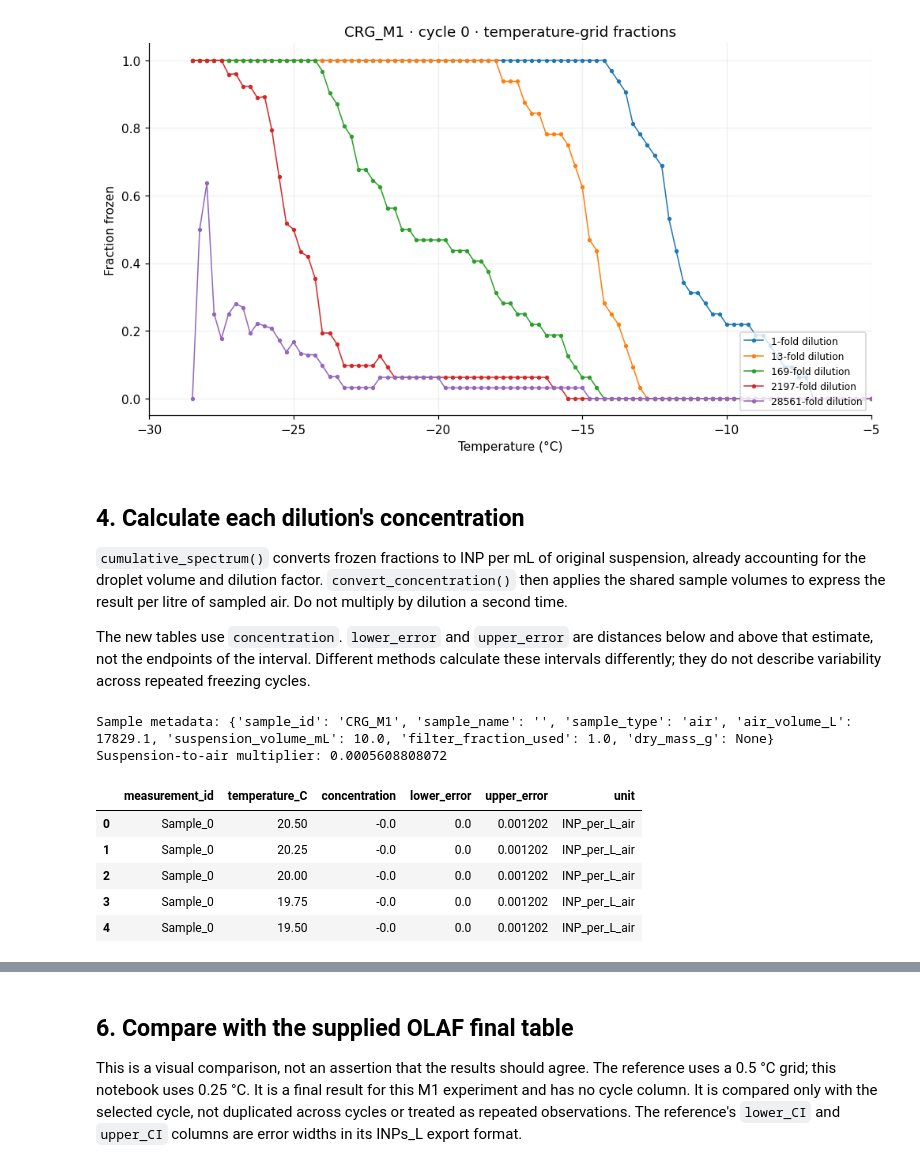
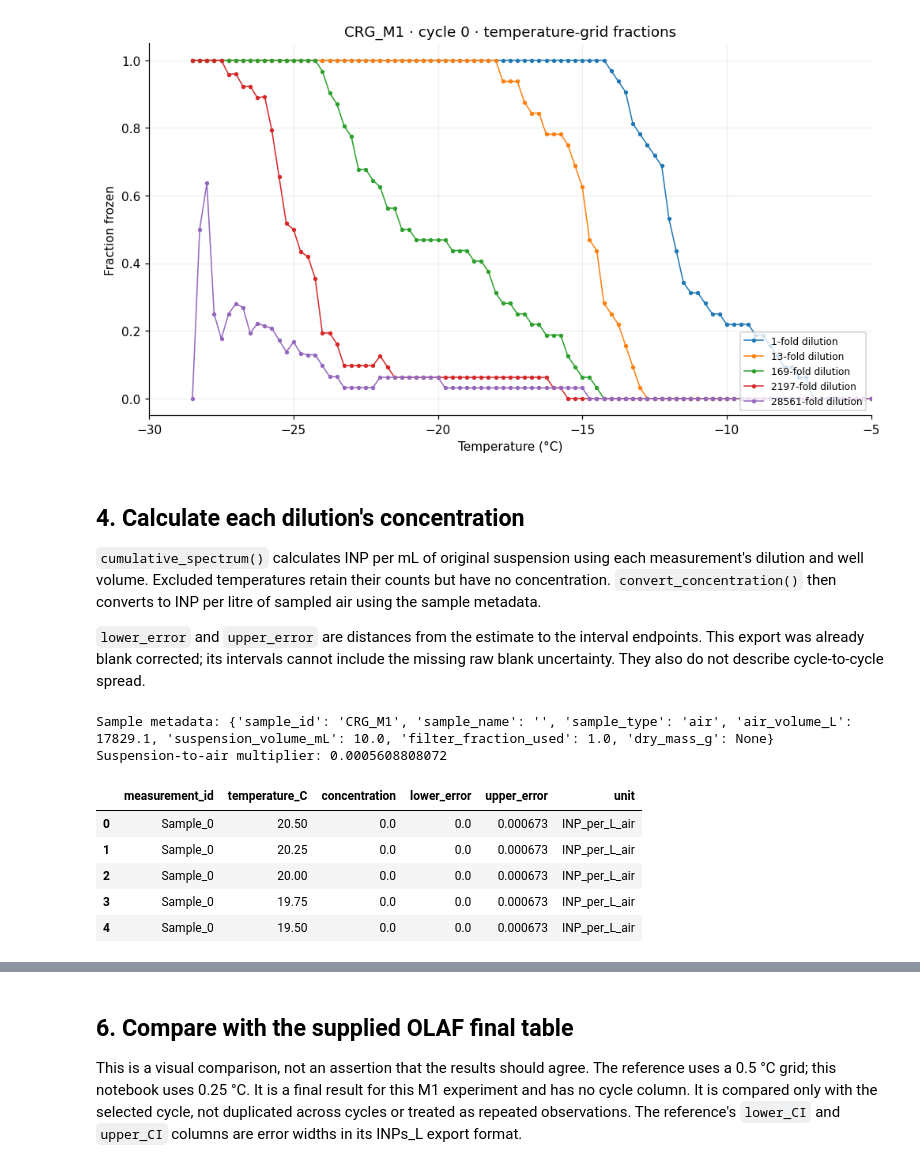
Before and after one commit to bochens/inptk, a Jupyter notebook: notebook/icescopy_freeze_count_to_air_inp_demo.ipynb, the cells around one changed output, grey strips where cells are left out. Drawn from its saved outputs; the diff is of its cells as text; code cells hidden in the pictures.

```diff
--- a/notebook/icescopy_freeze_count_to_air_inp_demo.ipynb
+++ b/notebook/icescopy_freeze_count_to_air_inp_demo.ipynb
@@ -65,28 +60,16 @@ PLOT_CYCLE_ID = "0"
 TEMPERATURE_STEP_C = 0.25
 TEMPERATURE_METHOD = "latest"
 TEMPERATURE_TOLERANCE_C = 0.0
+TEMPERATURE_RANGES_C = {
+    "Sample_1": {"max_C": -10},
+    "Sample_2": {"max_C": -15},
+    "Sample_3": {"max_C": -20},
+    "Sample_4": {"max_C": -25},
+}
+METHOD = "mle"  # Or "average"; both use the same ranges.
 DECREASE_POLICY = "stop_at_decrease"  # Or "skip_decreases" to allow recovery.
 TEMPERATURE_XLIM = (-30, -5)  # Temperature increases from left to right.
 
-automatic_method = inptk.Stitch(min_unfrozen=3)
-mle_method = inptk.MLE(
-    temperature_eligibility_C={
-        "Sample_1": -10, "Sample_2": -15,
-        "Sample_3": -20, "Sample_4": -25,
-    },
-    mask_mode="drop_rows",
-    action_counts={
-        "Sample_0": 0, "Sample_1": 1, "Sample_2": 2,
-        "Sample_3": 3, "Sample_4": 4,
-    },
-    action_weight_half_life=15,
-    confidence_drop=1.920729410347062,
-)
-
-# Optional manual alternative: supply four switching temperatures, warm to cold.
-# No temperatures are chosen for you, and manual stitching never raises decreases.
-MANUAL_SWITCH_TEMPERATURES_C = None
-
 if not DATA_PATH.is_file():
     raise FileNotFoundError(f"Mount the data drive or update DATA_PATH: {DATA_PATH}")
 # %% [markdown]
@@ -254,35 +237,36 @@ Frozen-fraction rows: 985; grid spacing: 0.25 °C
 # %% [markdown]
 ## 4. Calculate each dilution's concentration
 
-`cumulative_spectrum()` converts frozen fractions to INP per mL of original
-suspension, already accounting for the droplet volume and dilution factor.
-`convert_concentration()` then applies the shared sample volumes to express
-the result per litre of sampled air. Do not multiply by dilution a second time.
+`cumulative_spectrum()` calculates INP per mL of original suspension using each
+measurement's dilution and well volume. Excluded temperatures retain their
+counts but have no concentration. `convert_concentration()` then converts to
+INP per litre of sampled air using the sample metadata.
 
-The new tables use `concentration`. `lower_error` and `upper_error` are distances
-below and above that estimate, not the endpoints of the interval. Different
-methods calculate these intervals differently; they do not describe variability
-across repeated freezing cycles.
+`lower_error` and `upper_error` are distances from the estimate to the interval
+endpoints. This export was already blank corrected; its intervals cannot include
+the missing raw blank uncertainty. They also do not describe cycle-to-cycle spread.
 # %%
-individual_suspension = inptk.cumulative_spectrum(fractions, experiment=experiment)
+individual_suspension = inptk.cumulative_spectrum(
+    fractions, experiment=experiment, temperature_ranges_C=TEMPERATURE_RANGES_C,
+)
 individual_air = inptk.convert_concentration(
     individual_suspension, experiment.samples, basis="sampled_air",
 )
 sample = experiment.samples[PLOT_SAMPLE_ID]
 print("Sample metadata:", asdict(sample))
 print(f"Suspension-to-air multiplier: {sample.factor_for('sampled_air'):.10g}")
 display(individual_air.select(**plot_selection).to_dataframe()[[
     "measurement_id", "temperature_C", "concentration", "lower_error", "upper_error", "unit",
 ]].head())
 # %% [output]
 Sample metadata: {'sample_id': 'CRG_M1', 'sample_name': '', 'sample_type': 'air', 'air_volume_L': 17829.1, 'suspension_volume_mL': 10.0, 'filter_fraction_used': 1.0, 'dry_mass_g': None}
 Suspension-to-air multiplier: 0.0005608808072
 |  | measurement_id | temperature_C | concentration | lower_error | upper_error | unit |
-| 0 | Sample_0 | 20.50 | -0.0 | 0.0 | 0.001202 | INP_per_L_air |
-| 1 | Sample_0 | 20.25 | -0.0 | 0.0 | 0.001202 | INP_per_L_air |
-| 2 | Sample_0 | 20.00 | -0.0 | 0.0 | 0.001202 | INP_per_L_air |
-| 3 | Sample_0 | 19.75 | -0.0 | 0.0 | 0.001202 | INP_per_L_air |
-| 4 | Sample_0 | 19.50 | -0.0 | 0.0 | 0.001202 | INP_per_L_air |
+| 0 | Sample_0 | 20.50 | 0.0 | 0.0 | 0.000673 | INP_per_L_air |
+| 1 | Sample_0 | 20.25 | 0.0 | 0.0 | 0.000673 | INP_per_L_air |
+| 2 | Sample_0 | 20.00 | 0.0 | 0.0 | 0.000673 | INP_per_L_air |
+| 3 | Sample_0 | 19.75 | 0.0 | 0.0 | 0.000673 | INP_per_L_air |
+| 4 | Sample_0 | 19.50 | 0.0 | 0.0 | 0.000673 | INP_per_L_air |
 # %%
 def draw_spectrum(ax, frame, *, label, color, show_errors=False, linestyle="-", alpha=1):
     """Plot one selected curve; retain gaps where a log plot cannot show a value."""
```
Also changed, not shown: parts of 9 cells of this notebook, 26 other files.
